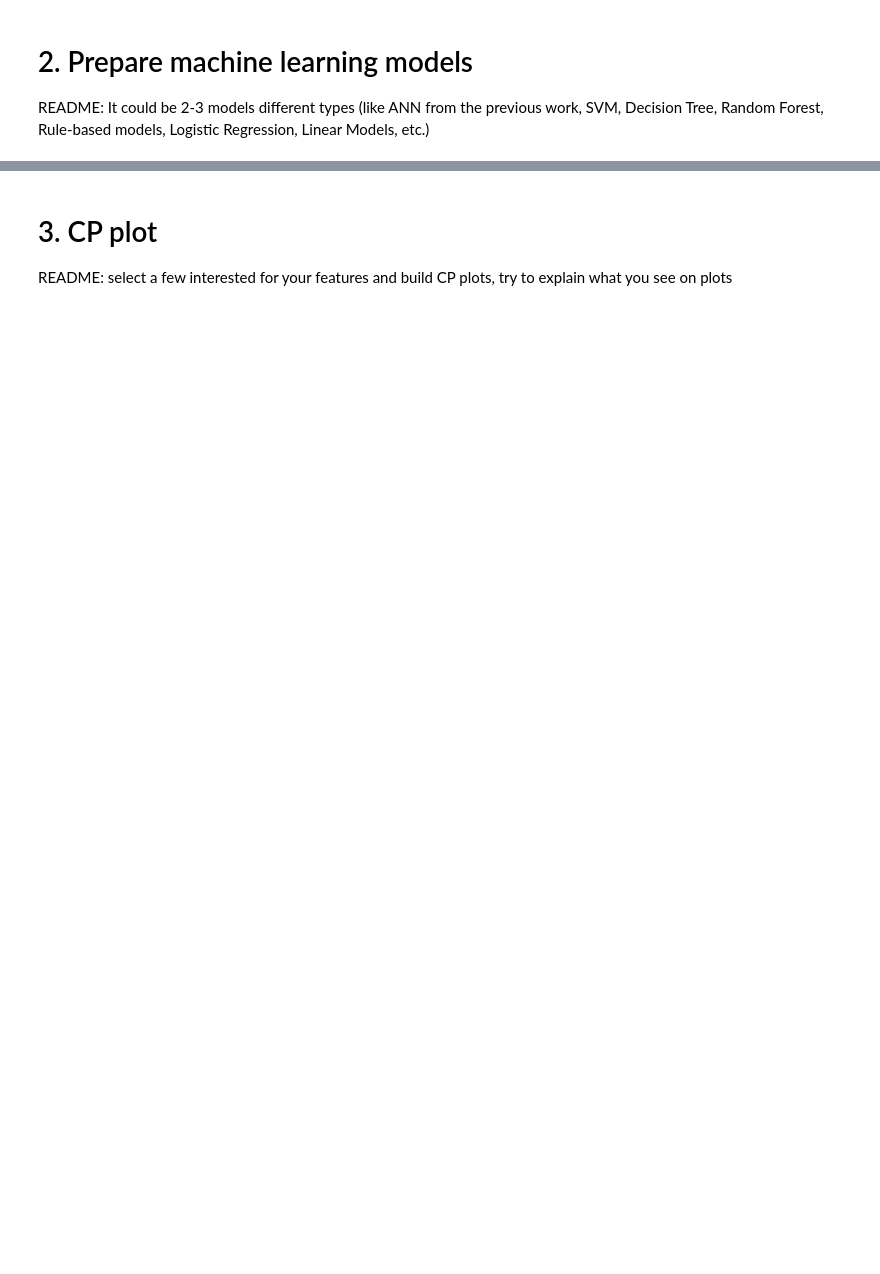
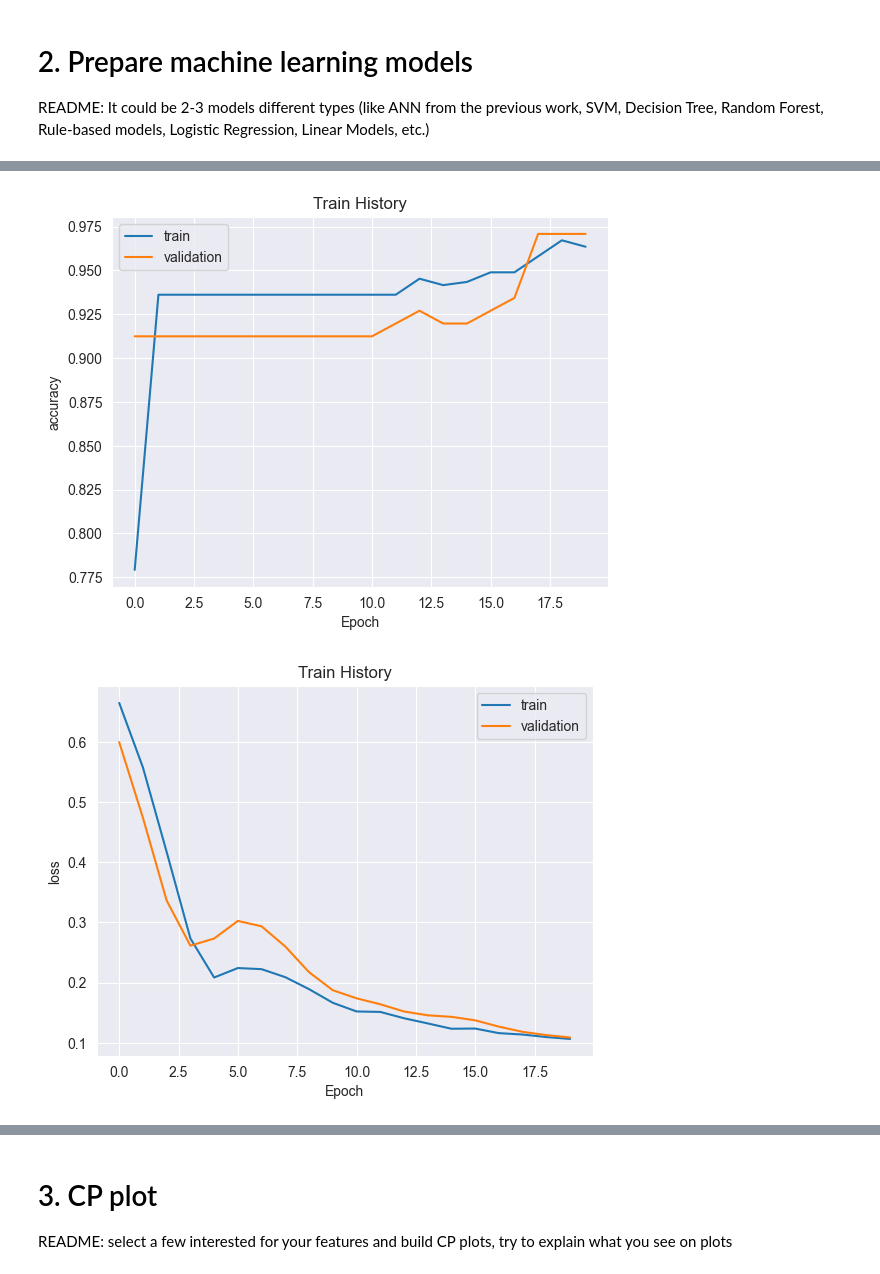
Before and after one commit to VolDonets/building_ML_models_course_materials, a Jupyter notebook: lab_works_2025_2026_2nd_sem/lab_2/lab_2_example_and_task.ipynb, the cells around one changed output, grey strips where cells are left out. Cells and saved outputs as stored; diff of their text form; code cells hidden in the pictures; blank space fills up the shorter version.

```diff
--- a/lab_works_2025_2026_2nd_sem/lab_2/lab_2_example_and_task.ipynb
+++ b/lab_works_2025_2026_2nd_sem/lab_2/lab_2_example_and_task.ipynb
@@ -108,0 +329,18 @@ README: It could be 2-3 models different types (like ANN from the previous work,
+# %%
+ann_model = tf.keras.Sequential([
+    tf.keras.layers.Input(shape=(46,)),
+    tf.keras.layers.Dense(
+        units=500, kernel_initializer='uniform', activation='relu',
+    ),
+    tf.keras.layers.Dropout(0.5),
+
+    tf.keras.layers.Dense(
+        units=200, kernel_initializer='uniform', activation='relu',
+    ),
+    tf.keras.layers.Dropout(0.5),
+
+    tf.keras.layers.Dense(
+        units=1, kernel_initializer='uniform', activation='sigmoid',
+    ),
+])
+ann_model.summary()
@@ -108,0 +365,8 @@ README: It could be 2-3 models different types (like ANN from the previous work,
+# %%
+ann_model.compile(loss='binary_crossentropy', optimizer='adam', metrics=['accuracy'])
+# %%
+train_history = ann_model.fit(
+    x=X_train, y=y_train,
+    validation_split=0.2, epochs=20,
+    batch_size=200, verbose=2,
+)
@@ -108,0 +391,15 @@ README: It could be 2-3 models different types (like ANN from the previous work,
+# %%
+def show_train_history(train_history_,train,validation):
+    plt.plot(train_history_.history[train])
+    plt.plot(train_history_.history[validation])
+    plt.title('Train History')
+    plt.ylabel(train)
+    plt.xlabel('Epoch')
+    plt.legend(['train', 'validation'], loc='best')
+    plt.show()
+# %%
+show_train_history(train_history,'accuracy','val_accuracy')
+show_train_history(train_history,'loss','val_loss')
+# %% [output]
+[figure, added]
+[figure, added]
```
Also changed, not shown: parts of 51 cells of this notebook, 1 other file.
